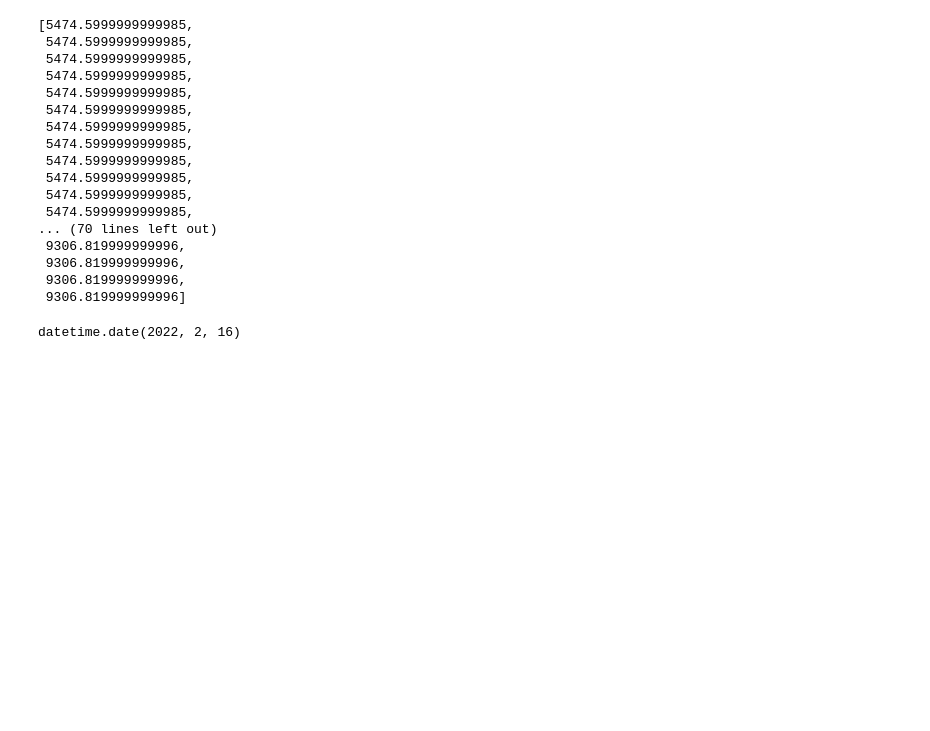
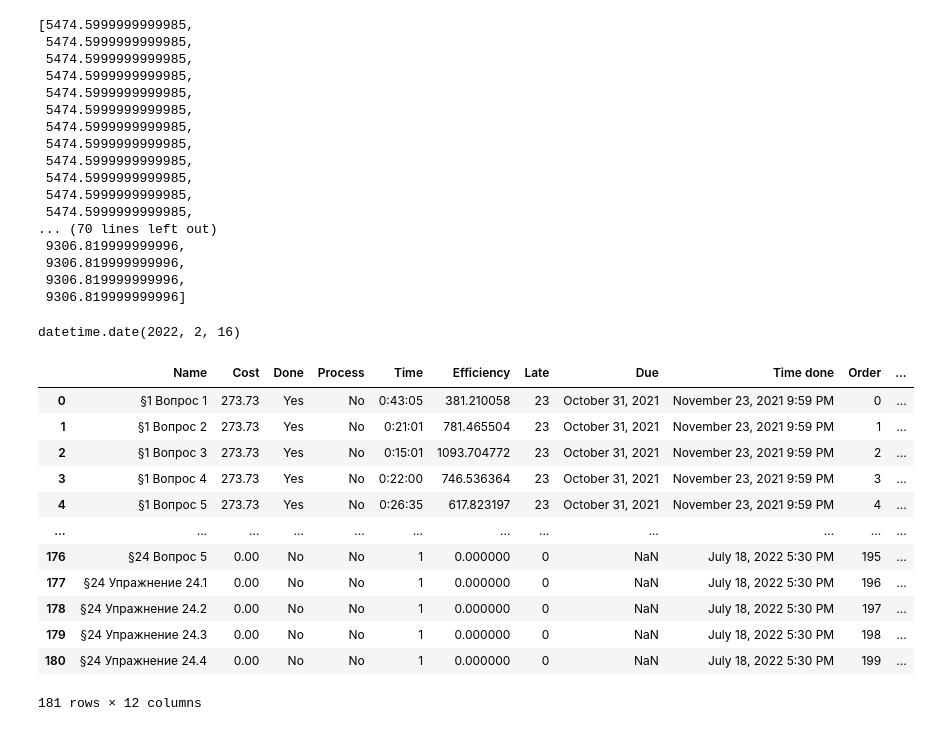
Before and after one commit to 3530385/notion, a Jupyter notebook: plot.ipynb, the cells around one changed output. Cells and saved outputs as stored; diff of their text form; code cells hidden in the pictures; blank space fills up the shorter version.

```diff
--- a/plot.ipynb
+++ b/plot.ipynb
@@ -459,3 +462,19 @@ today=date.today()
 today+timedelta(days=1)
 # %% [output]
 datetime.date(2022, 2, 16)
+# %%
+df
+# %% [output]
+|  | Name | Cost | Done | Process | Time | Efficiency | Late | Due | Time done | Order | ... |
+| 0 | §1 Вопрос 1 | 273.73 | Yes | No | 0:43:05 | 381.210058 | 23 | October 31, 2021 | November 23, 2021 9:59 PM | 0 | ... |
+| 1 | §1 Вопрос 2 | 273.73 | Yes | No | 0:21:01 | 781.465504 | 23 | October 31, 2021 | November 23, 2021 9:59 PM | 1 | ... |
+| 2 | §1 Вопрос 3 | 273.73 | Yes | No | 0:15:01 | 1093.704772 | 23 | October 31, 2021 | November 23, 2021 9:59 PM | 2 | ... |
+| 3 | §1 Вопрос 4 | 273.73 | Yes | No | 0:22:00 | 746.536364 | 23 | October 31, 2021 | November 23, 2021 9:59 PM | 3 | ... |
+| 4 | §1 Вопрос 5 | 273.73 | Yes | No | 0:26:35 | 617.823197 | 23 | October 31, 2021 | November 23, 2021 9:59 PM | 4 | ... |
+| ... | ... | ... | ... | ... | ... | ... | ... | ... | ... | ... | ... |
+| 176 | §24 Вопрос 5 | 0.00 | No | No | 1 | 0.000000 | 0 | NaN | July 18, 2022 5:30 PM | 195 | ... |
+| 177 | §24 Упражнение 24.1 | 0.00 | No | No | 1 | 0.000000 | 0 | NaN | July 18, 2022 5:30 PM | 196 | ... |
+| 178 | §24 Упражнение 24.2 | 0.00 | No | No | 1 | 0.000000 | 0 | NaN | July 18, 2022 5:30 PM | 197 | ... |
+| 179 | §24 Упражнение 24.3 | 0.00 | No | No | 1 | 0.000000 | 0 | NaN | July 18, 2022 5:30 PM | 198 | ... |
+| 180 | §24 Упражнение 24.4 | 0.00 | No | No | 1 | 0.000000 | 0 | NaN | July 18, 2022 5:30 PM | 199 | ... |
+181 rows × 12 columns
```
Also changed, not shown: parts of 4 cells of this notebook, 2 other files.
